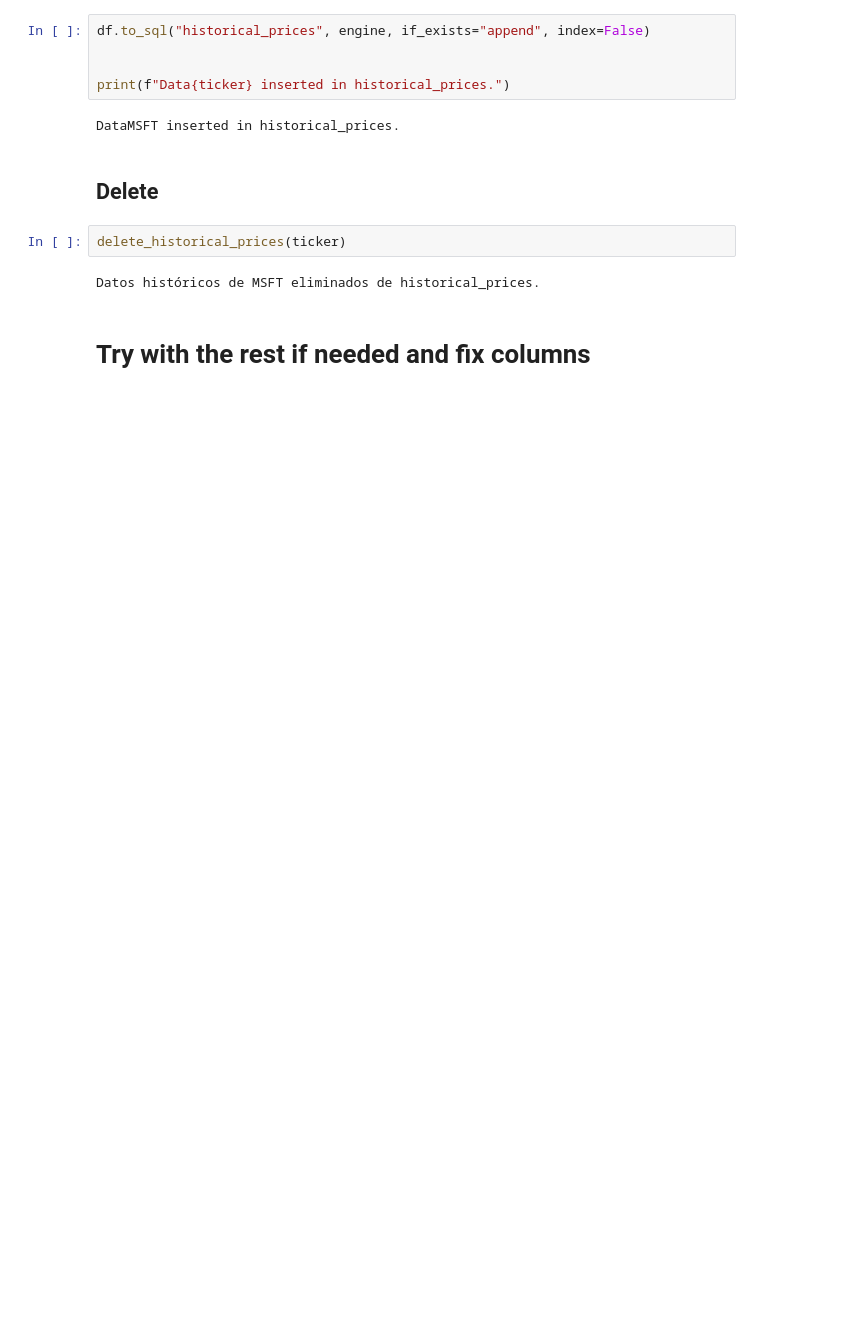
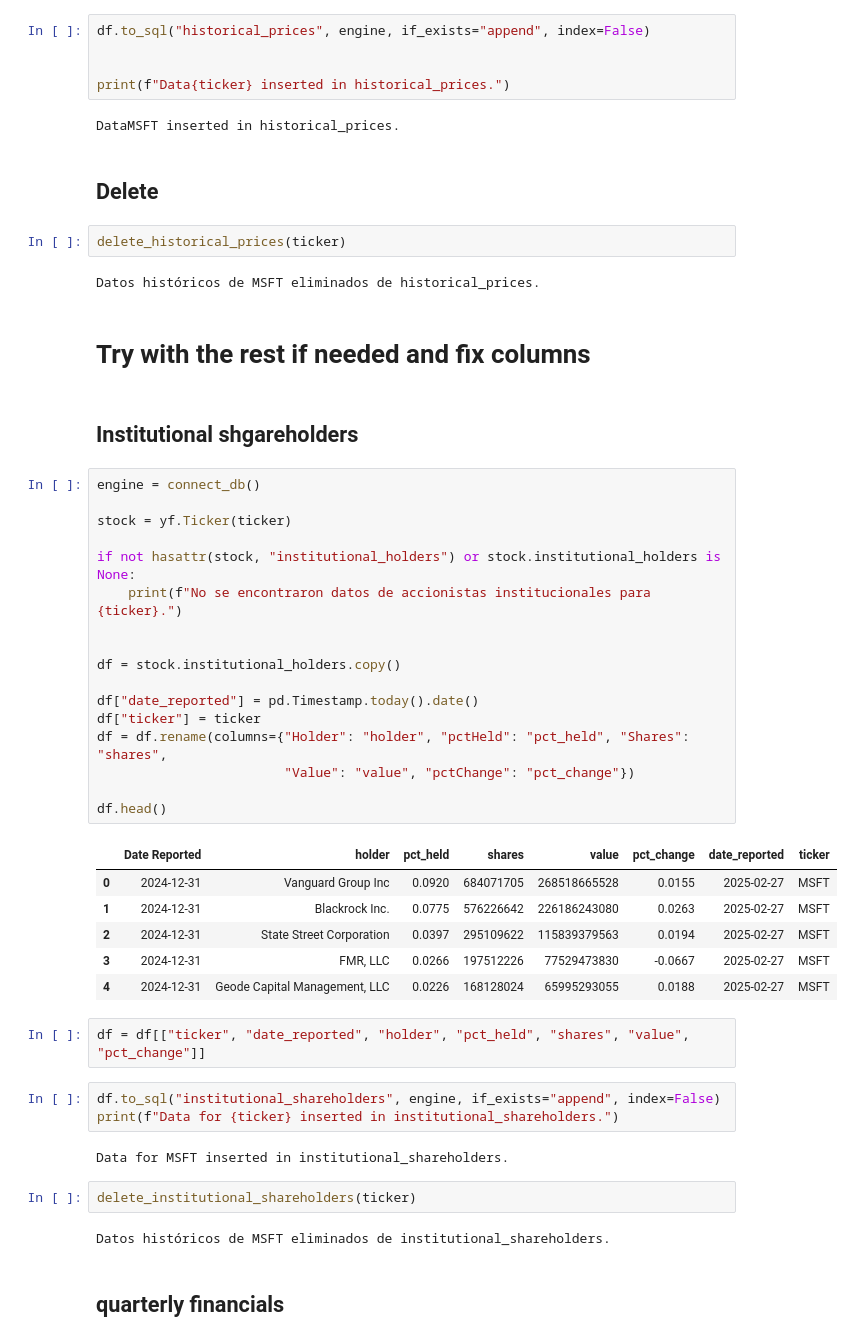
Before and after one commit to jamesrubio23/Portfolio_Advisor, a Jupyter notebook: download_data_to_db.ipynb, the cells around one changed output. Cells and saved outputs as stored; diff of their text form; blank space fills up the shorter version.

```diff
--- a/download_data_to_db.ipynb
+++ b/download_data_to_db.ipynb
@@ -603,3 +610,42 @@ delete_historical_prices(ticker)
 Datos históricos de MSFT eliminados de historical_prices.
 # %% [markdown]
 # Try with the rest if needed and fix columns
+# %% [markdown]
+## Institutional shgareholders
+# %%
+engine = connect_db()
+
+stock = yf.Ticker(ticker)
+
+if not hasattr(stock, "institutional_holders") or stock.institutional_holders is None:
+    print(f"No se encontraron datos de accionistas institucionales para {ticker}.")
+
+
+df = stock.institutional_holders.copy()
+
+df["date_reported"] = pd.Timestamp.today().date()
+df["ticker"] = ticker
+df = df.rename(columns={"Holder": "holder", "pctHeld": "pct_held", "Shares": "shares",
+                        "Value": "value", "pctChange": "pct_change"})
+
+df.head()
+# %% [output]
+|  | Date Reported | holder | pct_held | shares | value | pct_change | date_reported | ticker |
+| 0 | 2024-12-31 | Vanguard Group Inc | 0.0920 | 684071705 | 268518665528 | 0.0155 | 2025-02-27 | MSFT |
+| 1 | 2024-12-31 | Blackrock Inc. | 0.0775 | 576226642 | 226186243080 | 0.0263 | 2025-02-27 | MSFT |
+| 2 | 2024-12-31 | State Street Corporation | 0.0397 | 295109622 | 115839379563 | 0.0194 | 2025-02-27 | MSFT |
+| 3 | 2024-12-31 | FMR, LLC | 0.0266 | 197512226 | 77529473830 | -0.0667 | 2025-02-27 | MSFT |
+| 4 | 2024-12-31 | Geode Capital Management, LLC | 0.0226 | 168128024 | 65995293055 | 0.0188 | 2025-02-27 | MSFT |
+# %%
+df = df[["ticker", "date_reported", "holder", "pct_held", "shares", "value", "pct_change"]]
+# %%
+df.to_sql("institutional_shareholders", engine, if_exists="append", index=False)
+print(f"Data for {ticker} inserted in institutional_shareholders.")
+# %% [output]
+Data for MSFT inserted in institutional_shareholders.
+# %%
+delete_institutional_shareholders(ticker)
+# %% [output]
+Datos históricos de MSFT eliminados de institutional_shareholders.
+# %% [markdown]
+## quarterly financials
```
Also changed, not shown: parts of 16 cells of this notebook.
